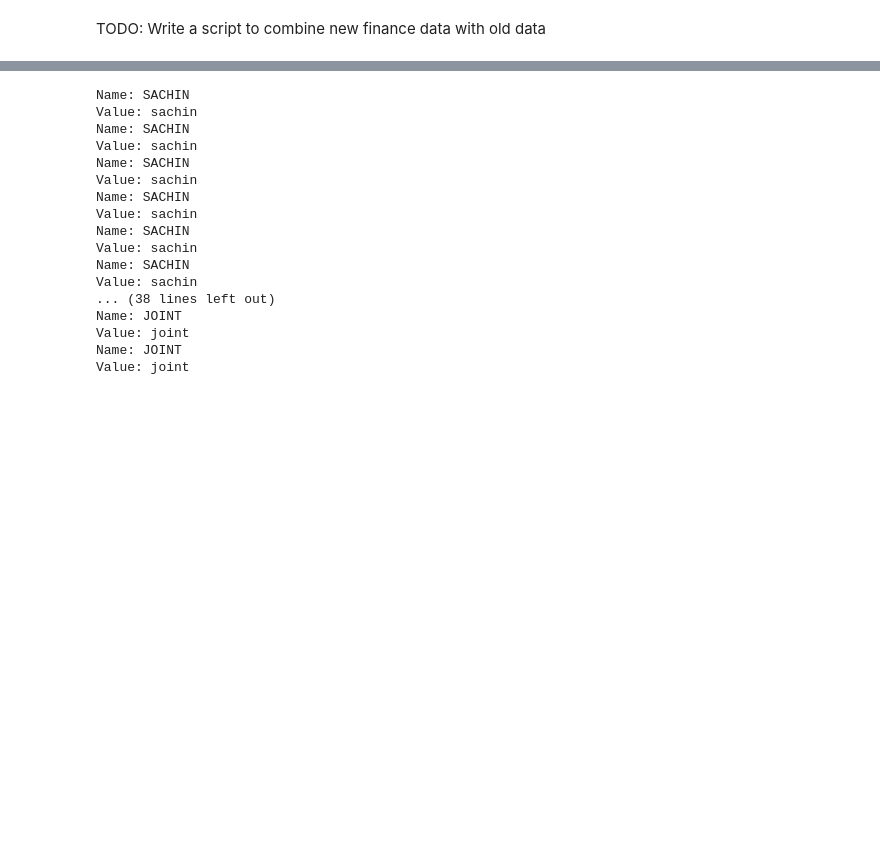
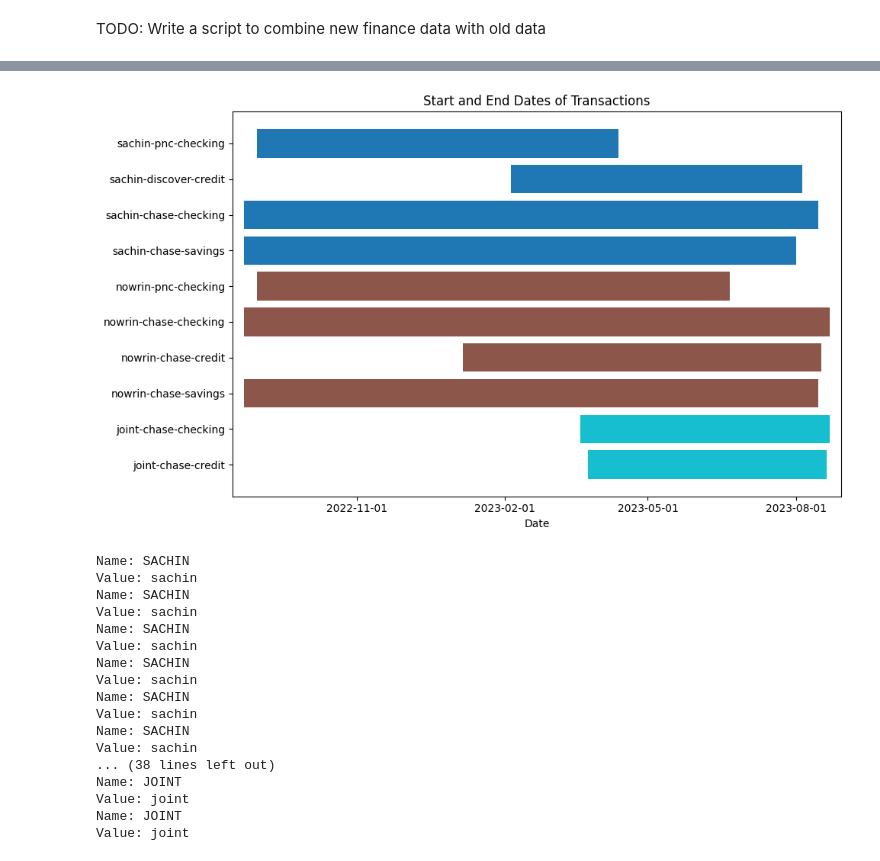
Before and after one commit to sachinksalim/personal_finance, a Jupyter notebook: preprocess_data_usa.ipynb, the cells around one changed output, grey strips where cells are left out. Cells and saved outputs as stored; diff of their text form; code cells hidden in the pictures; blank space fills up the shorter version.

Commit message:
summary of each data

```diff
--- a/preprocess_data_usa.ipynb
+++ b/preprocess_data_usa.ipynb
@@ -234,0 +242,3 @@ Total Entries: 269
+# %%
+data = pd.read_csv(f'{OUTPUT_DATA_DIR}/full_data.csv', index_col=False)
+data['Date'] = pd.to_datetime(data['Date'])
@@ -235,3 +293,42 @@ Total Entries: 269
+# %%
+from datetime import datetime, timedelta
+
+def visualize_summary(df):
+    # Get unique values in column X and create a colormap
+    unique_x_values = df['BankName'].unique()
+    num_unique_values = len(unique_x_values)
+    color_map = plt.get_cmap('tab10', num_unique_values)
+    x_to_color = {x_value: color_map(i) for i, x_value in enumerate(unique_x_values)}
+    df['Color'] = df['BankName'].map(x_to_color)
+
+    # Plotting the horizontal bar chart
+    plt.figure(figsize=(10, 6))
+    plt.barh(df['BankName']+'-'+df['AccHolder']+'-'+df['AccType'], df['End_Date'] - df['Start_Date'],
+    left=df['Start_Date'], color=df['Color'])
+    plt.xlabel('Date')
+    # plt.ylabel('Item')
+    plt.title('Start and End Dates of Transactions')
+    plt.tight_layout()
+
+    # Formatting date on x-axis
+    date_format = '%Y-%m-%d'
+    plt.gca().xaxis.set_major_formatter(plt.matplotlib.dates.DateFormatter(date_format))
+    plt.gca().xaxis.set_major_locator(plt.matplotlib.dates.MonthLocator(interval=3))
+
+    # Adding margin to the left of the x-axis
+    margin = timedelta(days=7)  # Adjust the number of days for the desired margin
+    x_min = df['Start_Date'].min() - margin
+    x_max = df['End_Date'].max() + margin
+    plt.gca().set_xlim(x_min, x_max)
+
+    # Inverting y-axis
+    plt.gca().invert_yaxis()
+
+    plt.show()
+
+visualize_summary(summary_df)
+# %% [output]
+[figure, added]
 # %%
 def _merge_all_data():
     data_list = []
```
Also changed, not shown: parts of 8 cells of this notebook, 4 other files.
